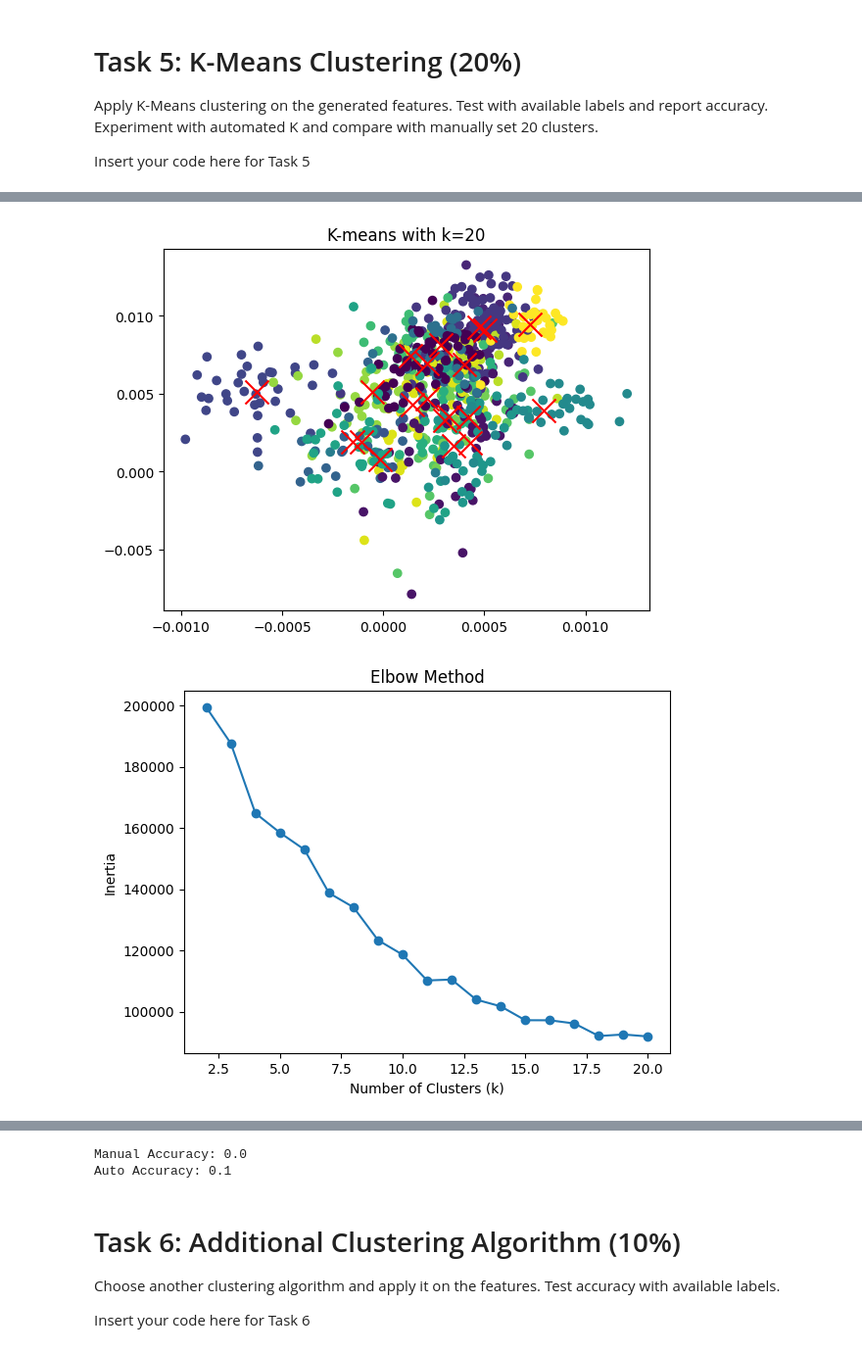
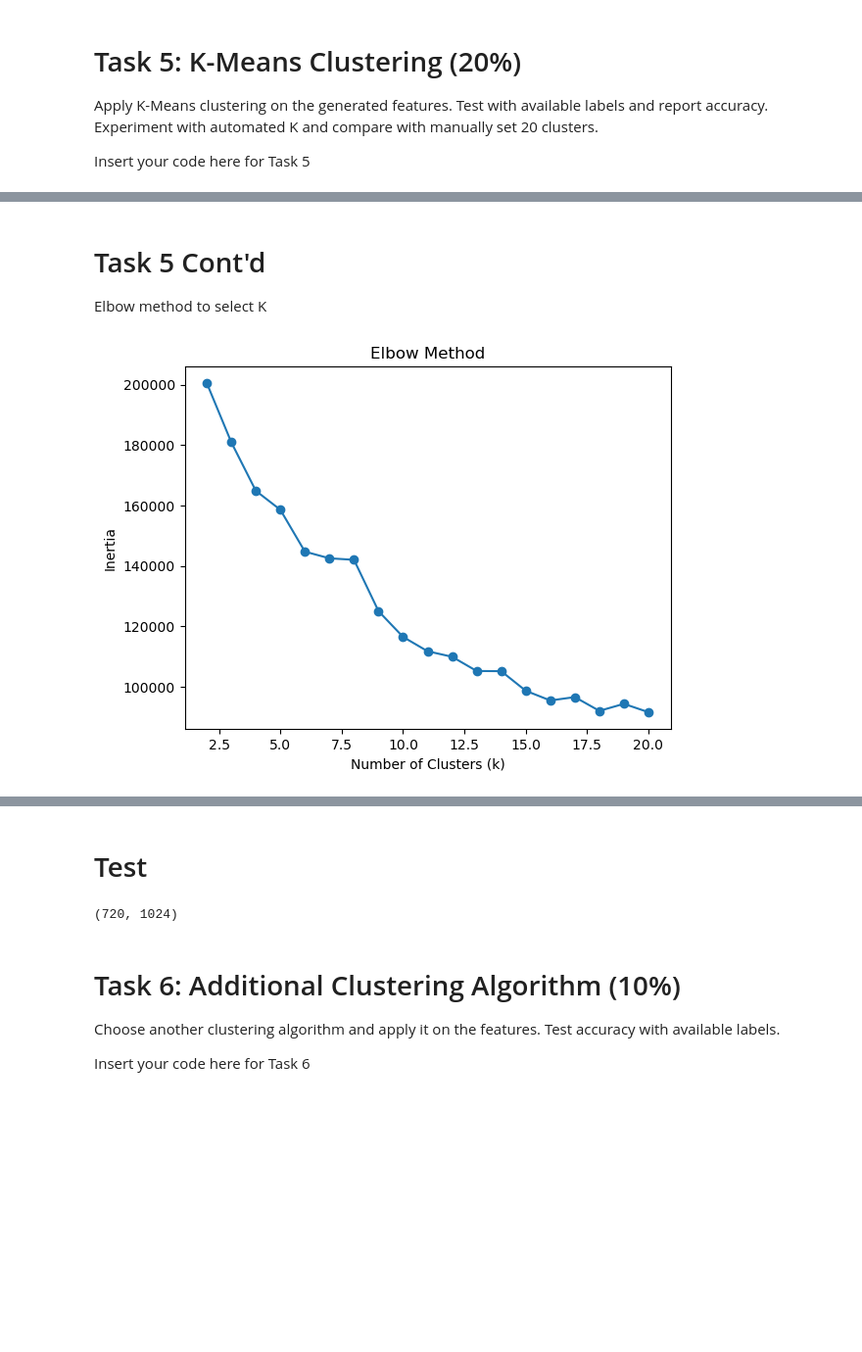
Before and after one commit to coopercole/syde522_assign1, a Jupyter notebook: Assignment1.ipynb, the cells around one changed output, grey strips where cells are left out. Shown: that part at 98% size. Cells and saved outputs as stored; diff of their text form; code cells hidden in the pictures; blank space fills up the shorter version.

```diff
--- a/Assignment1.ipynb
+++ b/Assignment1.ipynb
@@ -261,89 +312,27 @@ Insert your code here for Task 5
+# %% [markdown]
+# Task 5 Cont'd
+Elbow method to select K
 # %%
-from sklearn.cluster import KMeans
-from sklearn.metrics import accuracy_score
-import matplotlib.pyplot as plt
-
-os.environ['OMP_NUM_THREADS'] = '3'
-
-
-## Manual select k ---------------------------------------------------------------
-# Set the number of clusters
-k_manual = 20
-# Create a KMeans object
-kmeans_manual = KMeans(n_clusters=k_manual, random_state=42)
-# Fit the KMeans model to the training data
-kmeans_manual.fit(train_feature_vectors)
-# Get the cluster labels for each data point
-train_kmeansManualCluster_labels = kmeans_manual.labels_
-#plot the clusters
-plt.scatter(train_feature_vectors[:, 0], train_feature_vectors[:, 1], c=train_kmeansManualCluster_labels, cmap='viridis')
-plt.scatter(kmeans_manual.cluster_centers_[:, 0], kmeans_manual.cluster_centers_[:, 1], s=300, c='red', marker='x')
-plt.title('K-means with k=20')
-plt.show()
-
-
-## Auto select k ---------------------------------------------------------------
 # Define a range of possible values for k
 k_values_auto = range(2, 21)
 # Initialize an empty list to store the inertia values
 inertia_values = []
 # Iterate over each value of k
 for k in k_values_auto:
     # Create a KMeans object
     kmeans_auto = KMeans(n_clusters=k)
     # Fit the KMeans model to the training data
     kmeans_auto.fit(train_feature_vectors)
     # Get the inertia value (sum of squared distances to the nearest centroid) for the model
     inertia = kmeans_auto.inertia_
     # Append the inertia value to the list
     inertia_values.append(inertia)
 
 # Plot the inertia values against the number of clusters
 plt.plot(k_values_auto, inertia_values, marker='o')
 plt.xlabel('Number of Clusters (k)')
 plt.ylabel('Inertia')
 plt.title('Elbow Method')
 plt.show()
-
-# Select the elbow point as the best value for k
-k_auto = 10
-# Create a KMeans object
-kmeans_auto = KMeans(n_clusters=k_auto)
-# Fit the KMeans model to the training data
-kmeans_auto.fit(train_feature_vectors)
-# Get the cluster labels for each data point
-train_kmeansAutoCluster_labels = kmeans_auto.labels_
-
-# plot the clusters on the auto training data
-plt.scatter(train_feature_vectors[:, 0], train_feature_vectors[:, 1], c=train_kmeansAutoCluster_labels, cmap='viridis')
-plt.scatter(kmeans_auto.cluster_centers_[:, 0], kmeans_auto.cluster_centers_[:, 1], s=300, c='red', marker='x')
-plt.title('Auto K-means with k=10')
-plt.show()
-
-# Get the cluster labels for each data point in the validation data using manual k
-validate_kmeansManualCluster_labels = kmeans_manual.predict(validate_feature_vectors)
-# Get the cluster labels for each data point in the validation data using auto k
-validate_kmeansAutoCluster_labels = kmeans_auto.predict(validate_feature_vectors)
-
-# Plot the clusters on the validation data using manual k
-plt.scatter(validate_feature_vectors[:, 0], validate_feature_vectors[:, 1], c=validate_kmeansManualCluster_labels, cmap='viridis')
-plt.scatter(kmeans_manual.cluster_centers_[:, 0], kmeans_manual.cluster_centers_[:, 1], s=300, c='red', marker='x')
-plt.title('Manual K-means Clusters on Validation Data')
-plt.show()
-
-# Plot the clusters on the validation data using auto k
-plt.scatter(validate_feature_vectors[:, 0], validate_feature_vectors[:, 1], c=validate_kmeansAutoCluster_labels, cmap='viridis')
-plt.scatter(kmeans_auto.cluster_centers_[:, 0], kmeans_auto.cluster_centers_[:, 1], s=300, c='red', marker='x')
-plt.title('Auto K-means Clusters on Validation Data')
-plt.show()
-
-
-# Calculate the accuracies
-accuracy_manual = accuracy_score(validate_kmeansManualCluster_labels, validate_labels)
-accuracy_auto = accuracy_score(validate_kmeansAutoCluster_labels, validate_labels)
-# Print the accuracies
-print("Manual Accuracy:", accuracy_manual)
-print("Auto Accuracy:", accuracy_auto)
 # %% [output]
-[figure, old version]
+[figure, new version]
-[figure, removed]
@@ -353,5 +339,9 @@ print("Auto Accuracy:", accuracy_auto)
-Manual Accuracy: 0.0
-Auto Accuracy: 0.1
+# %% [markdown]
+# Test
+# %%
+print(train_feature_vectors.shape)
+# %% [output]
+(720, 1024)
 # %% [markdown]
 # Task 6: Additional Clustering Algorithm (10%)
 Choose another clustering algorithm and apply it on the features.
```
Also changed, not shown: parts of 5 cells of this notebook.
